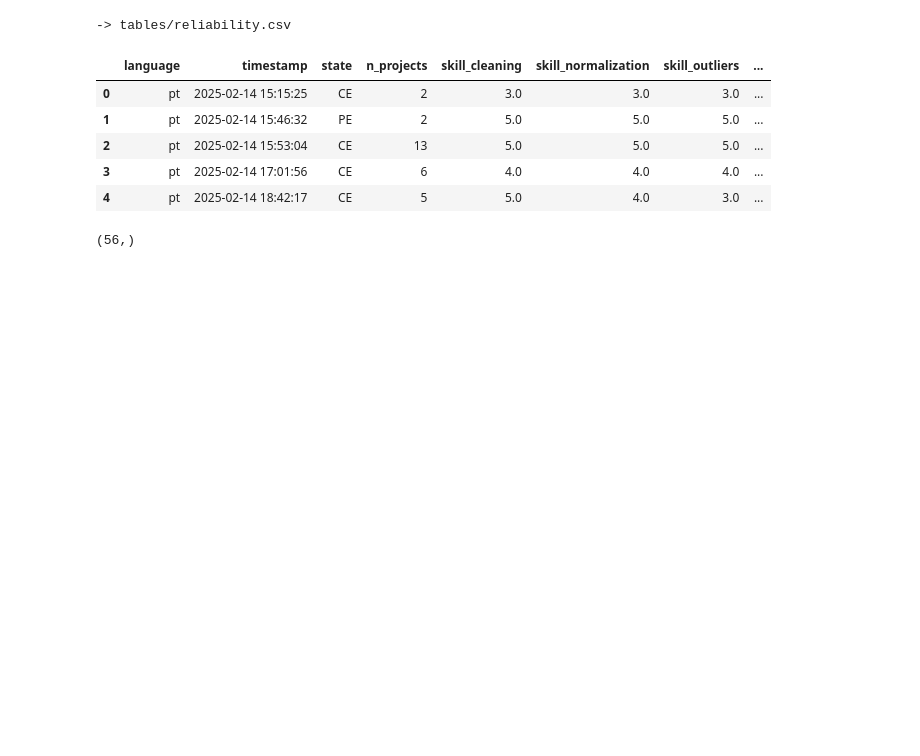
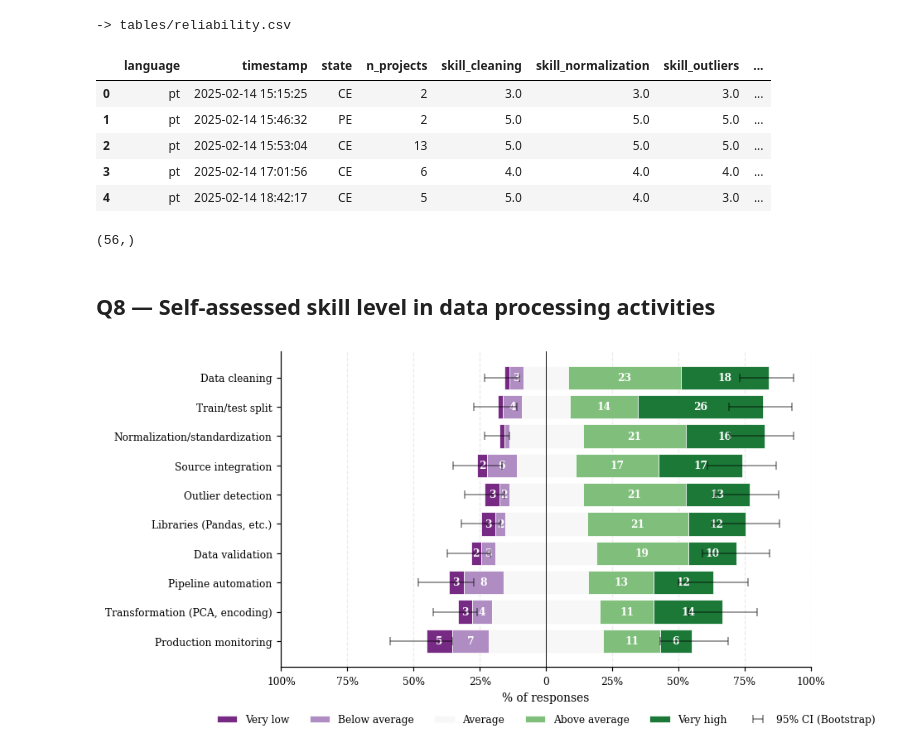
Before and after one commit to reset-ufc/data-quality-requirements-ml-systems, a Jupyter notebook: notebooks/02_descriptive.ipynb, the cells around one changed output. Cells and saved outputs as stored; diff of their text form; code cells hidden in the pictures; blank space fills up the shorter version.

```diff
--- a/notebooks/02_descriptive.ipynb
+++ b/notebooks/02_descriptive.ipynb
@@ -457,3 +457,5 @@ df.head()
 df['n_projects'].shape
 # %% [output]
 (56,)
+# %% [markdown]
+## Q8 — Self-assessed skill level in data processing activities
@@ -459,0 +689,27 @@ df['n_projects'].shape
+# %%
+skills_renamed = skills_long.copy()
+_skill_items = list(U.SKILL_LABELS_EN.keys())
+
+_skill_ci = _bootstrap_ci(
+    skills_renamed.dropna(),
+    "activity",
+    "skill",
+    _skill_items,
+    top_levels=[4, 5],
+    bottom_levels=[1, 2],
+)
+
+fig = diverging_stacked(
+    skills_renamed.dropna(),
+    item_col="activity",
+    value_col="skill",
+    item_labels=U.SKILL_LABELS_EN,
+    level_labels=["Very low", "Below average", "Average", "Above average", "Very high"],
+    figsize=(7.5, 4.5),
+    ci_df=_skill_ci,
+)
+
+U.save_fig(fig, "skills_diverging")
+plt.show()
+# %% [output]
+[figure, added]
```
Also changed, not shown: parts of 2 cells of this notebook, 6 other files.
